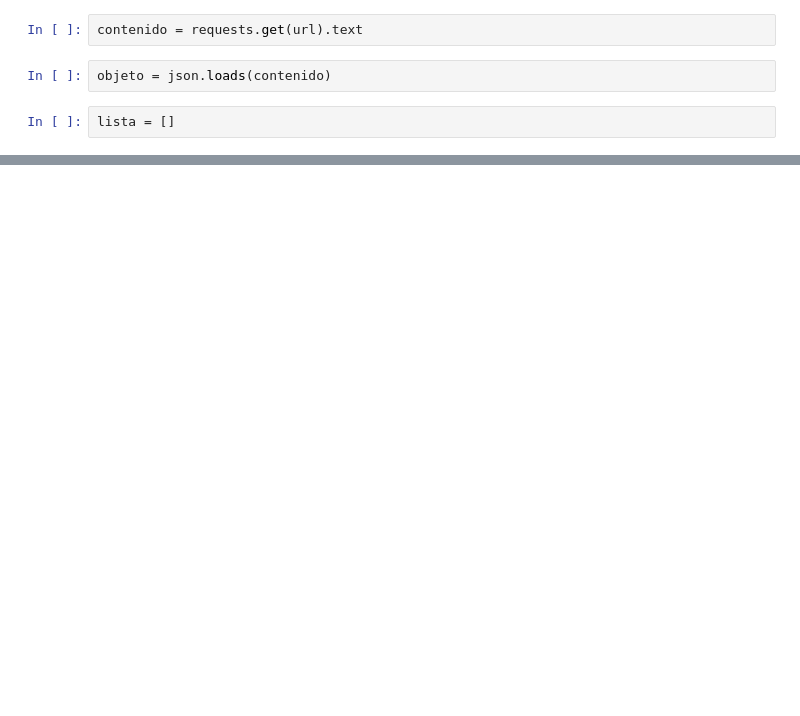
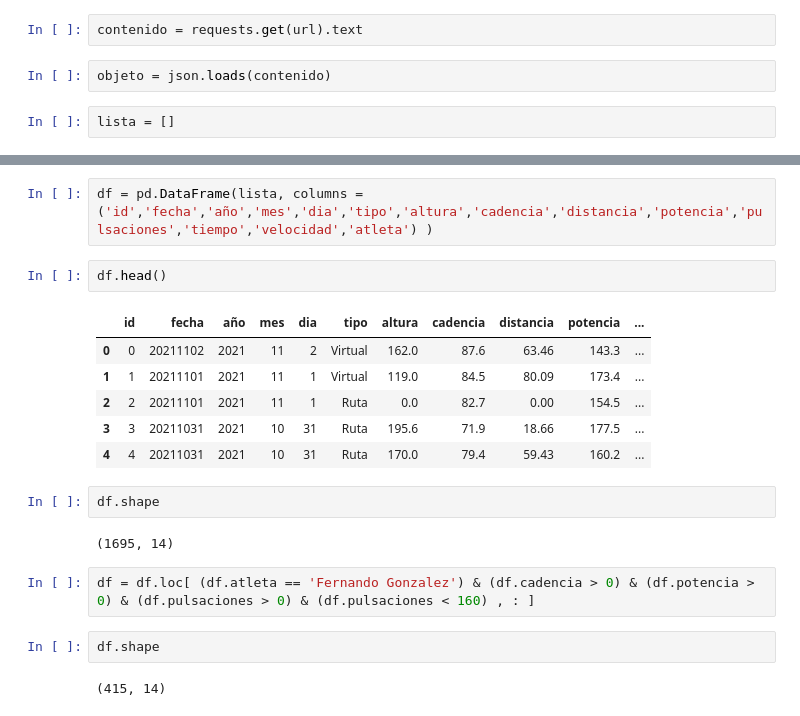
Before and after one commit to fernandorgonzalez/datosdeciclismo, a Jupyter notebook: datosdeciclismo.ipynb, the cells around one changed output, grey strips where cells are left out. Saved outputs shown, nothing was run; the diff lists cells and outputs as text; blank space fills up the shorter version.

```diff
--- a/datosdeciclismo.ipynb
+++ b/datosdeciclismo.ipynb
@@ -167,0 +37,21 @@ array([[1.        , 0.12924497],
+# %%
+df = pd.DataFrame(lista, columns = ('id','fecha','año','mes','dia','tipo','altura','cadencia','distancia','potencia','pulsaciones','tiempo','velocidad','atleta') )
+# %%
+df.head()
+# %% [output]
+|  | id | fecha | año | mes | dia | tipo | altura | cadencia | distancia | potencia | ... |
+| 0 | 0 | 20211102 | 2021 | 11 | 2 | Virtual | 162.0 | 87.6 | 63.46 | 143.3 | ... |
+| 1 | 1 | 20211101 | 2021 | 11 | 1 | Virtual | 119.0 | 84.5 | 80.09 | 173.4 | ... |
+| 2 | 2 | 20211101 | 2021 | 11 | 1 | Ruta | 0.0 | 82.7 | 0.00 | 154.5 | ... |
+| 3 | 3 | 20211031 | 2021 | 10 | 31 | Ruta | 195.6 | 71.9 | 18.66 | 177.5 | ... |
+| 4 | 4 | 20211031 | 2021 | 10 | 31 | Ruta | 170.0 | 79.4 | 59.43 | 160.2 | ... |
+# %%
+df.shape
+# %% [output]
+(1695, 14)
+# %%
+df = df.loc[ (df.atleta == 'Fernando Gonzalez') & (df.cadencia > 0) & (df.potencia > 0) & (df.pulsaciones > 0) & (df.pulsaciones < 160) , : ]
+# %%
+df.shape
+# %% [output]
+(415, 14)
```
Also changed, not shown: parts of 44 cells of this notebook, 4 other files.
